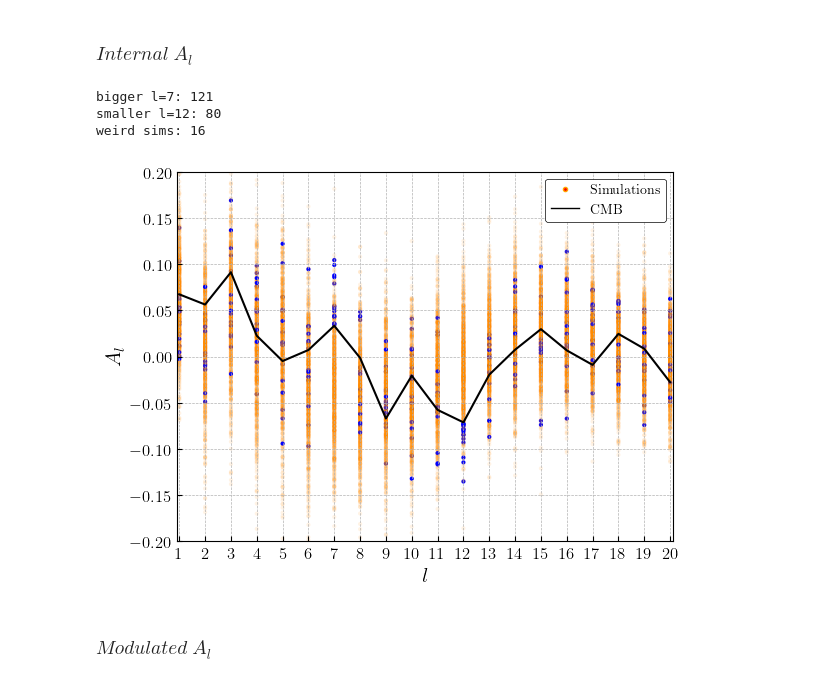
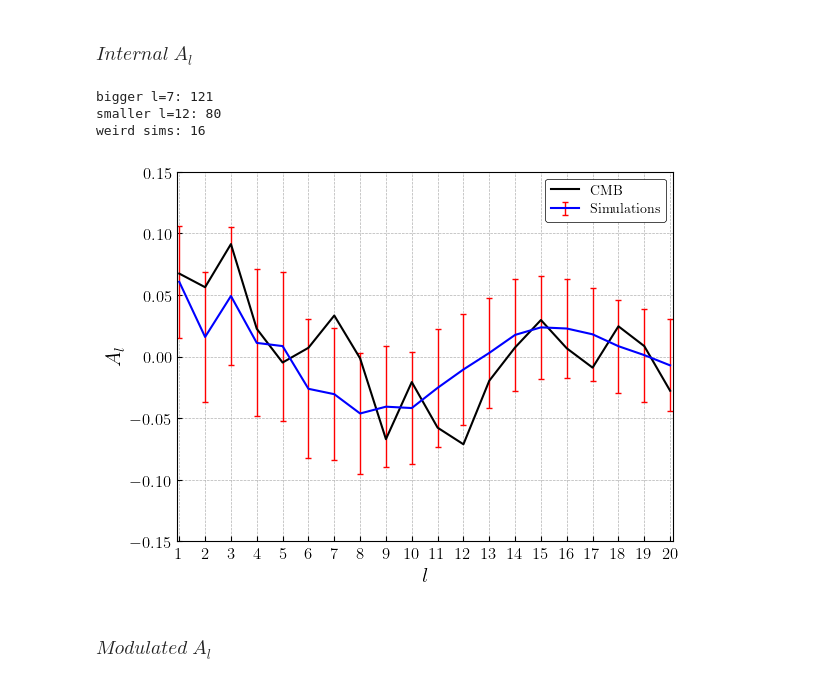
Before and after one commit to jamshidi3d/cmb_anomaly_detection, a Jupyter notebook: plotting.ipynb, the cells around one changed output. Drawn from its saved outputs; the diff is of its cells as text; code cells hidden in the pictures.

```diff
--- a/plotting.ipynb
+++ b/plotting.ipynb
@@ -101,7 +102,7 @@ kwargs = {
 'tpcf_mode':    cau.const.TPCF_TT,
 }
 
-plt_mode = 'scatter' #'errorbar' #scatter
+plt_mode = 'errorbar' #scatter
 
 cmb_a_l     = cau.file_reader.read_cmb_a_l(**kwargs)
 l_range  = np.arange(len(cmb_a_l))
@@ -156,35 +157,35 @@ with plt.style.context('bmh'):
         # CMB
         ax.plot(l_range[1:], cmb_a_l[1:], color='k', linewidth=1.5, label = r'CMB')
         # Legends
         ax.legend(loc=1)
     # Labels
     ax.set_xlabel(r'$l$', size=15)
     ax.set_ylabel(r'$A_l$', size=15)
     # ax.set_title(r'\boldmath{$A_l$} \textbf{vs.} \boldmath{$l$} for $\sigma_{stripe}(T)$', y = 1.04)
     ax.set_facecolor('white')
     # Limits
     ax.set_xlim(xmin = 1 - 0.1, xmax = l_range[-1] + 0.1)
-    ax.set_ylim(ymin = - 0.2, ymax = 0.2)
+    ax.set_ylim(ymin = - 0.15, ymax = 0.15)
     ax.set_xticks(l_range[1:])
     # Axis colors
     for spine in ax.spines.keys(): ax.spines[spine].set_color('k')
     # Save fig
     fpath = './output/plots/inpainted/stripe/a_l_{}_stripe_std_{}mac'.format(
         plt_mode,
         str(int(kwargs['dir_cap_size']))
         )
     fig.savefig(f'{fpath}.pdf', facecolor=(1,1,1,0), dpi=300, transparent=True)
     fig.savefig(f'{fpath}.png', facecolor=(1,1,1,0), dpi=300, transparent=True)
 
 print(f"bigger l=7: {n_seven}")
 print(f"smaller l=12: {n_twelve}")
 print(f"weird sims: {n_weird_sim}")
 plt.show()
 # %% [output]
 bigger l=7: 121
 smaller l=12: 80
 weird sims: 16
-[figure, old version]
+[figure, new version]
 # %% [markdown]
 ### $Modulated$  $A_l$
 # %%
```
Also changed, not shown: parts of 6 cells of this notebook, 2 other files.
